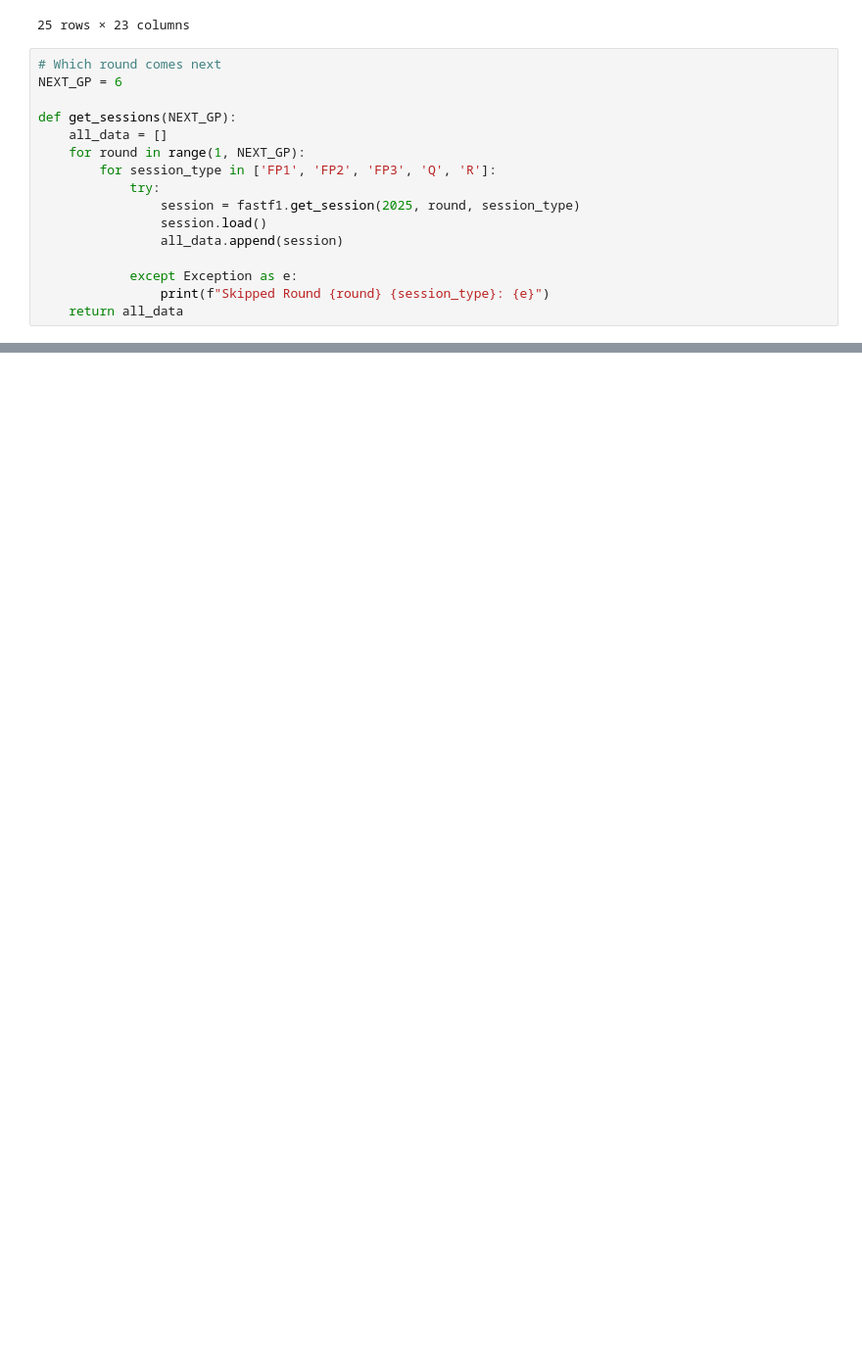
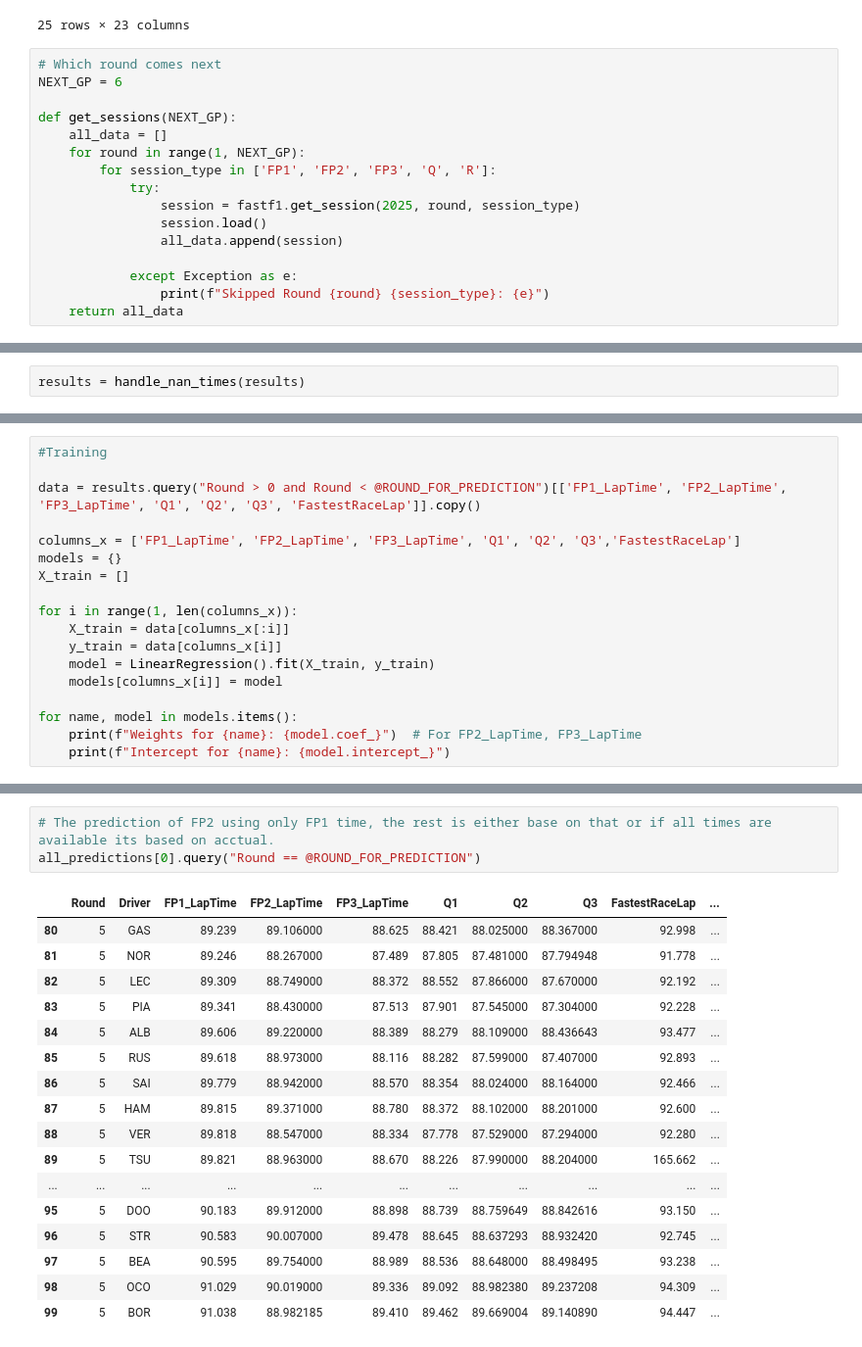
Before and after one commit to Fabiqula/F1_2025_prediction, a Jupyter notebook: main.ipynb, the cells around one changed output, grey strips where cells are left out. Shown: that part at 98% size. Cells and saved outputs as stored; diff of their text form; blank space fills up the shorter version.

Commit message:
create predictions, insert doc strings

```diff
--- a/main.ipynb
+++ b/main.ipynb
@@ -141,0 +365,2 @@ return results
+# %%
+results = handle_nan_times(results)
@@ -141,0 +387,18 @@ return results
+# %%
+#Training
+
+data = results.query("Round > 0 and Round < @ROUND_FOR_PREDICTION")[['FP1_LapTime', 'FP2_LapTime', 'FP3_LapTime', 'Q1', 'Q2', 'Q3', 'FastestRaceLap']].copy()
+
+columns_x = ['FP1_LapTime', 'FP2_LapTime', 'FP3_LapTime', 'Q1', 'Q2', 'Q3','FastestRaceLap']
+models = {}
+X_train = []
+
+for i in range(1, len(columns_x)):
+    X_train = data[columns_x[:i]]
+    y_train = data[columns_x[i]]
+    model = LinearRegression().fit(X_train, y_train)
+    models[columns_x[i]] = model
+
+for name, model in models.items():
+    print(f"Weights for {name}: {model.coef_}")  # For FP2_LapTime, FP3_LapTime
+    print(f"Intercept for {name}: {model.intercept_}")
@@ -141,0 +524,21 @@ return results
+# %%
+# The prediction of FP2 using only FP1 time, the rest is either base on that or if all times are available its based on acctual.
+all_predictions[0].query("Round == @ROUND_FOR_PREDICTION")
+# %% [output]
+|  | Round | Driver | FP1_LapTime | FP2_LapTime | FP3_LapTime | Q1 | Q2 | Q3 | FastestRaceLap | ... |
+| 80 | 5 | GAS | 89.239 | 89.106000 | 88.625 | 88.421 | 88.025000 | 88.367000 | 92.998 | ... |
+| 81 | 5 | NOR | 89.246 | 88.267000 | 87.489 | 87.805 | 87.481000 | 87.794948 | 91.778 | ... |
+| 82 | 5 | LEC | 89.309 | 88.749000 | 88.372 | 88.552 | 87.866000 | 87.670000 | 92.192 | ... |
+| 83 | 5 | PIA | 89.341 | 88.430000 | 87.513 | 87.901 | 87.545000 | 87.304000 | 92.228 | ... |
+| 84 | 5 | ALB | 89.606 | 89.220000 | 88.389 | 88.279 | 88.109000 | 88.436643 | 93.477 | ... |
+| 85 | 5 | RUS | 89.618 | 88.973000 | 88.116 | 88.282 | 87.599000 | 87.407000 | 92.893 | ... |
+| 86 | 5 | SAI | 89.779 | 88.942000 | 88.570 | 88.354 | 88.024000 | 88.164000 | 92.466 | ... |
+| 87 | 5 | HAM | 89.815 | 89.371000 | 88.780 | 88.372 | 88.102000 | 88.201000 | 92.600 | ... |
+| 88 | 5 | VER | 89.818 | 88.547000 | 88.334 | 87.778 | 87.529000 | 87.294000 | 92.280 | ... |
+| 89 | 5 | TSU | 89.821 | 88.963000 | 88.670 | 88.226 | 87.990000 | 88.204000 | 165.662 | ... |
+| ... | ... | ... | ... | ... | ... | ... | ... | ... | ... | ... |
+| 95 | 5 | DOO | 90.183 | 89.912000 | 88.898 | 88.739 | 88.759649 | 88.842616 | 93.150 | ... |
+| 96 | 5 | STR | 90.583 | 90.007000 | 89.478 | 88.645 | 88.637293 | 88.932420 | 92.745 | ... |
+| 97 | 5 | BEA | 90.595 | 89.754000 | 88.989 | 88.536 | 88.648000 | 88.498495 | 93.238 | ... |
+| 98 | 5 | OCO | 91.029 | 90.019000 | 89.336 | 89.092 | 88.982380 | 89.237208 | 94.309 | ... |
+| 99 | 5 | BOR | 91.038 | 88.982185 | 89.410 | 89.462 | 89.669004 | 89.140890 | 94.447 | ... |
```
Also changed, not shown: parts of 18 cells of this notebook.
